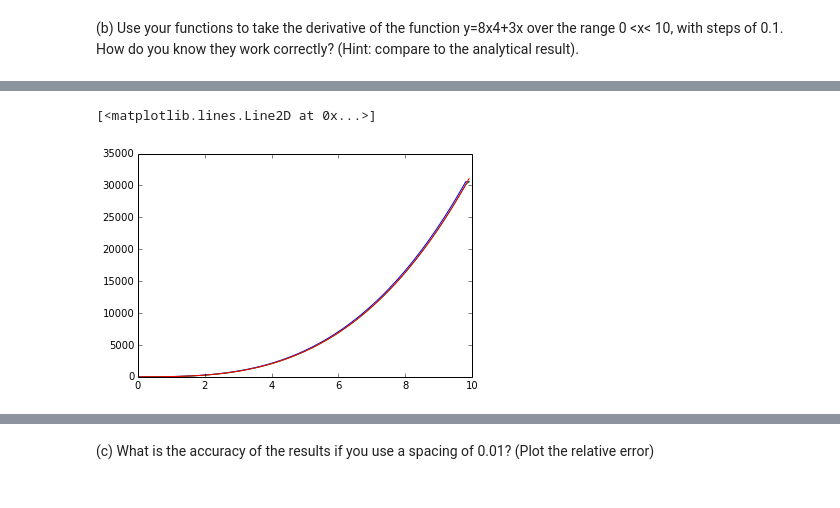
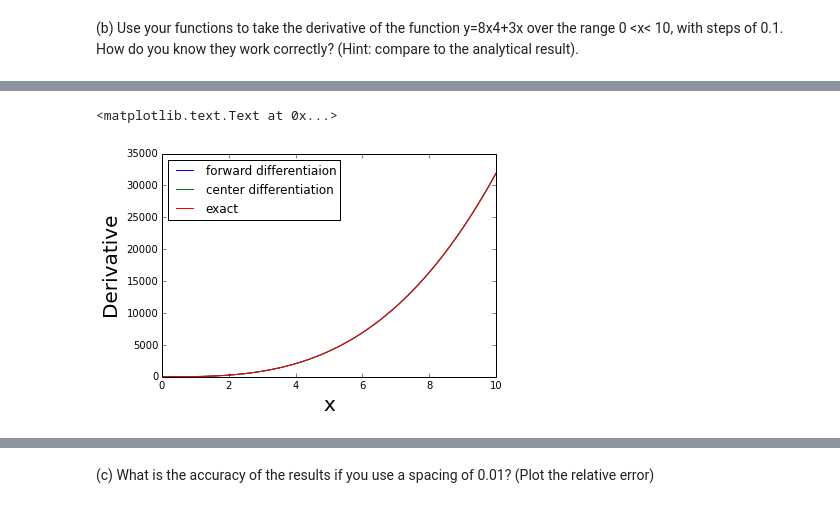
Before and after one commit to eizaguir/PHYS202-S14, a Jupyter notebook: SciPy/DifferentiationExercises.ipynb, the cells around one changed output, grey strips where cells are left out. Cells and saved outputs as stored; diff of their text form; code cells hidden in the pictures.

Commit message:
Updated Differentiation

```diff
--- a/SciPy/DifferentiationExercises.ipynb
+++ b/SciPy/DifferentiationExercises.ipynb
@@ -78,9 +78,12 @@ print dydx2
 # %%
 dydxExact = 32*x**3 + 3*x
 # %%
-plt.plot(x,dydx1,label='forward difference')
-plt.plot(x,dydx2,label='center difference')
+plt.plot(x,dydx1,label='forward differentiaion')
+plt.plot(x,dydx2,label='center differentiation')
 plt.plot(x,dydxExact,label='exact')
+plt.legend(loc="best")
+plt.xlabel("x",size="20")
+plt.ylabel("Derivative",size="20")
 # %% [output]
-[<matplotlib.lines.Line2D at 0x...>]
+<matplotlib.text.Text at 0x...>
-[figure, old version]
+[figure, new version]
```
Also changed, not shown: parts of 7 cells of this notebook.
